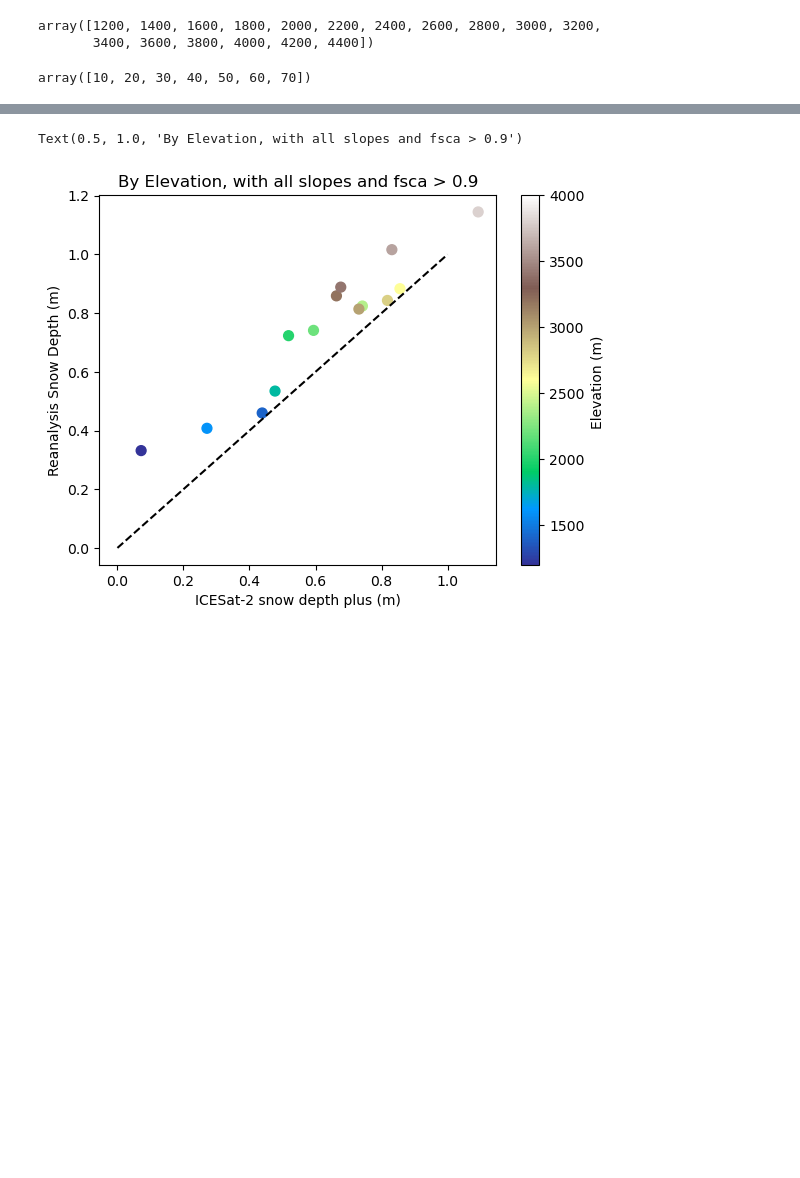
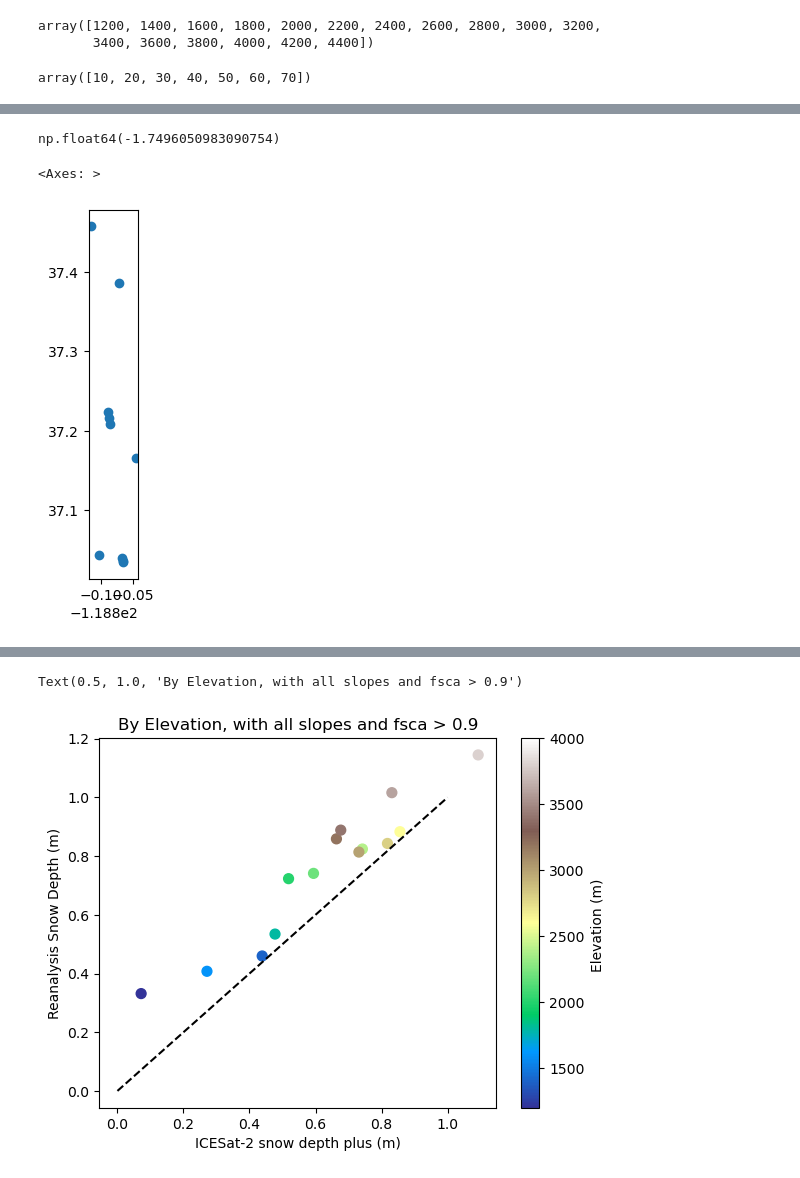
Before and after one commit to bessoh2/analog_snowmapping, a Jupyter notebook: notebooks/figure_making/slope_scatter_plots.ipynb, the cells around one changed output, grey strips where cells are left out. Cells and saved outputs as stored; diff of their text form; code cells hidden in the pictures; blank space fills up the shorter version.

Commit message:
investigated the impact of sample size on is2 accuracy

```diff
--- a/notebooks/figure_making/slope_scatter_plots.ipynb
+++ b/notebooks/figure_making/slope_scatter_plots.ipynb
@@ -231,0 +613,6 @@ array([10, 20, 30, 40, 50, 60, 70])
+# %%
+atl06sr_gdf['is2_r_diff'] = atl06sr_gdf['icesat2_3dep_dif'] - atl06sr_gdf['reanalysis_sd']
+# %%
+highlight_date = [pd.to_datetime('2021-04-01'), pd.to_datetime('2021-04-07')]
+# %%
+atl06_highlight_data = atl06sr_gdf.loc[(atl06sr_gdf['reanalysis_sca']>0.9) & (atl06sr_gdf['acqdate_dt'].isin([highlight_date[0]])) & (atl06sr_gdf['slope']<20)]
@@ -231,0 +621,11 @@ array([10, 20, 30, 40, 50, 60, 70])
+# %%
+sample1 = atl06_highlight_data['is2_r_diff'].sample(n=10)
+# %%
+np.nanmedian(sample1)
+# %% [output]
+np.float64(-1.7496050983090754)
+# %%
+sample1.plot()
+# %% [output]
+<Axes: >
+[figure, added]
```
Also changed, not shown: parts of 67 cells of this notebook, 3 other files.
